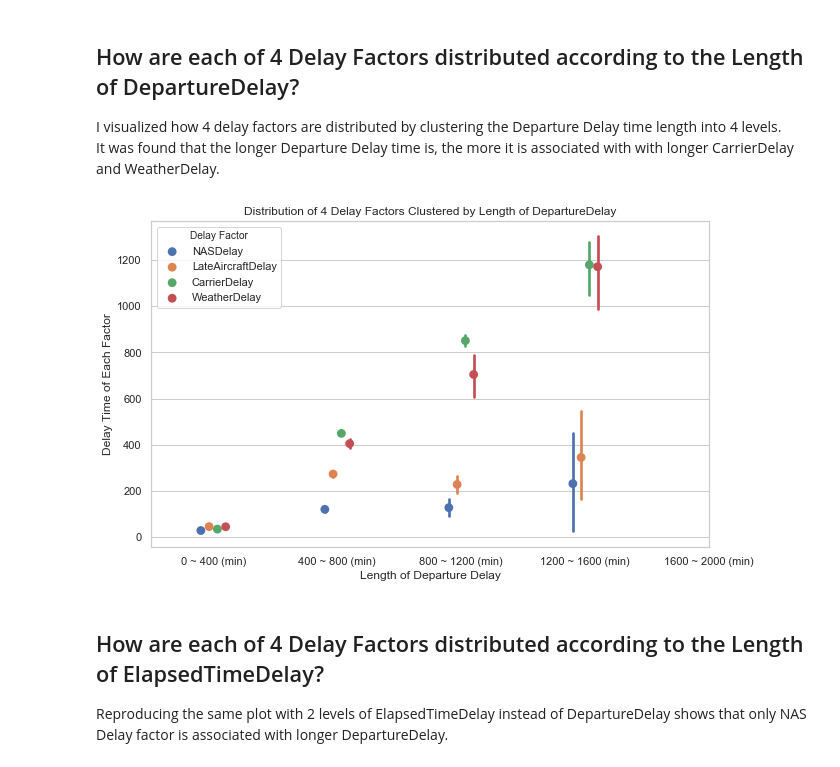
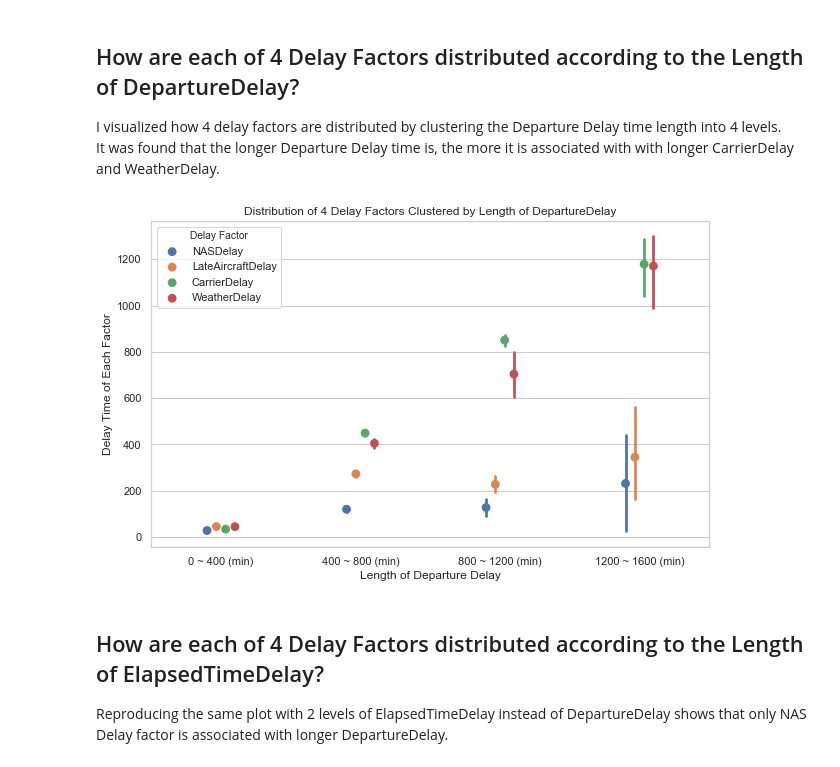
Before and after one commit to kudojp/FlightsDataAnalysis, a Jupyter notebook: flightsdata_explanation.ipynb, the cells around one changed output. Drawn from its saved outputs; the diff is of its cells as text; code cells hidden in the pictures.

Commit message:
fixed typo in plots

```diff
--- a/flightsdata_explanation.ipynb
+++ b/flightsdata_explanation.ipynb
@@ -224,12 +224,12 @@ It was found that the longer Departure Delay time is, the more it is associated
 # %%
 plt.figure(figsize=[10,6])
 sb.pointplot(data=dummy, hue="Delay Factor", y="time", x="depdelay_blocked", linestyles="", dodge=0.2)
 plt.title("Distribution of 4 Delay Factors Clustered by Length of DepartureDelay")
 plt.xlabel("Length of Departure Delay")
 plt.ylabel("Delay Time of Each Factor")
-plt.xticks([0,1,2,3,4],["0 ~ 400 (min)","400 ~ 800 (min)", "800 ~ 1200 (min)","1200 ~ 1600 (min)","1600 ~ 2000 (min)"]);
+plt.xticks([0,1,2,3],["0 ~ 400 (min)","400 ~ 800 (min)", "800 ~ 1200 (min)","1200 ~ 1600 (min)"]);
 # %% [output]
-[figure, old version]
+[figure, new version]
 # %% [markdown]
 ## How are each of 4 Delay Factors distributed according to the Length of ElapsedTimeDelay?
 
```
Also changed, not shown: parts of 1 cell of this notebook, 3 other files.
